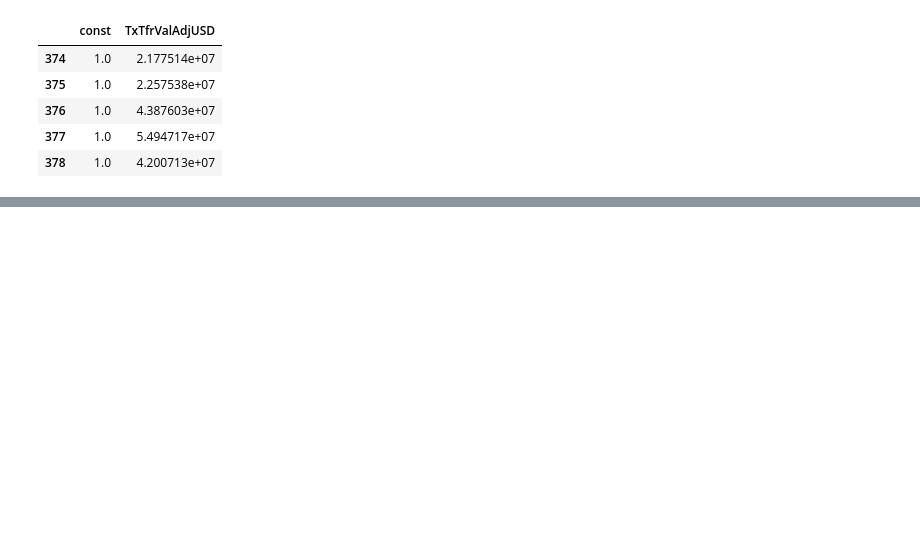
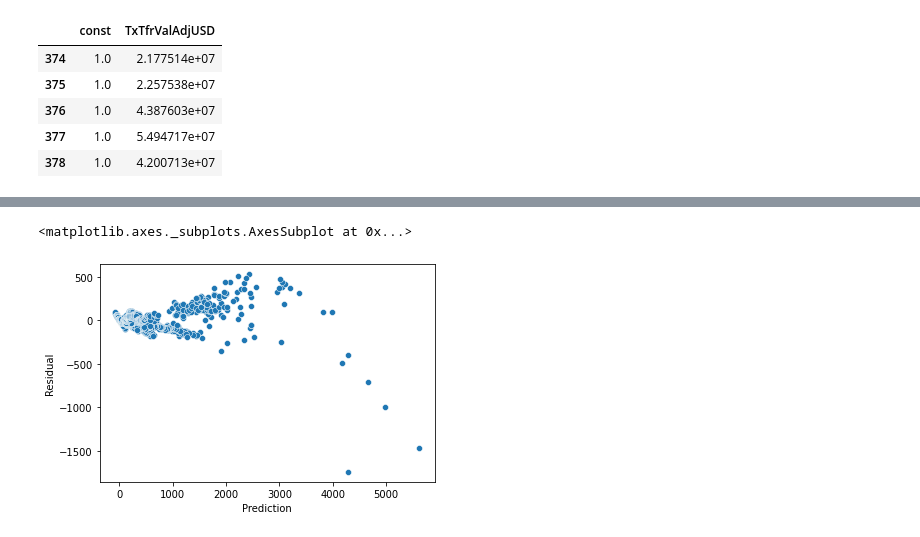
Before and after one commit to duke-sunshine/NYU_Econometrics_Summer2021, a Jupyter notebook: Econometrics_Milestone1_LuyaoZhang.ipynb, the cells around one changed output, grey strips where cells are left out. Cells and saved outputs as stored; diff of their text form; code cells hidden in the pictures; blank space fills up the shorter version.

```diff
--- a/Econometrics_Milestone1_LuyaoZhang.ipynb
+++ b/Econometrics_Milestone1_LuyaoZhang.ipynb
@@ -271,0 +315,8 @@ strong multicollinearity or other numerical problems.
+# %%
+# define the dependent and independent variables
+X=df[["TxTfrValAdjUSD","VtyDayRet180d","FlowOutExUSD","FeeMedUSD","RevUSD","GasLmtTxMean","GasUsedTxMean"]]
+y=df['PriceUSD']
+# %%
+# add a constant to the dependent variables
+X= sm.add_constant(X)
+X.head()
@@ -271,0 +330,3 @@ strong multicollinearity or other numerical problems.
+# %%
+# conduct regression
+model = sm.OLS(y, X).fit()
@@ -271,0 +358,6 @@ strong multicollinearity or other numerical problems.
+# %%
+### get the residuals
+predictions = model.predict(X)
+residuals =y-predictions
+df_res=pd.DataFrame({'Residual': residuals, 'Prediction': predictions})
+df_res.head()
@@ -271,0 +371,8 @@ strong multicollinearity or other numerical problems.
+# %%
+#print the scatter plot between residuals and predicitions
+x='Prediction'
+y='Residual'
+sns.scatterplot(data=df_res, x=x, y=y)
+# %% [output]
+<matplotlib.axes._subplots.AxesSubplot at 0x...>
+[figure, added]
```
Also changed, not shown: parts of 34 cells of this notebook.
